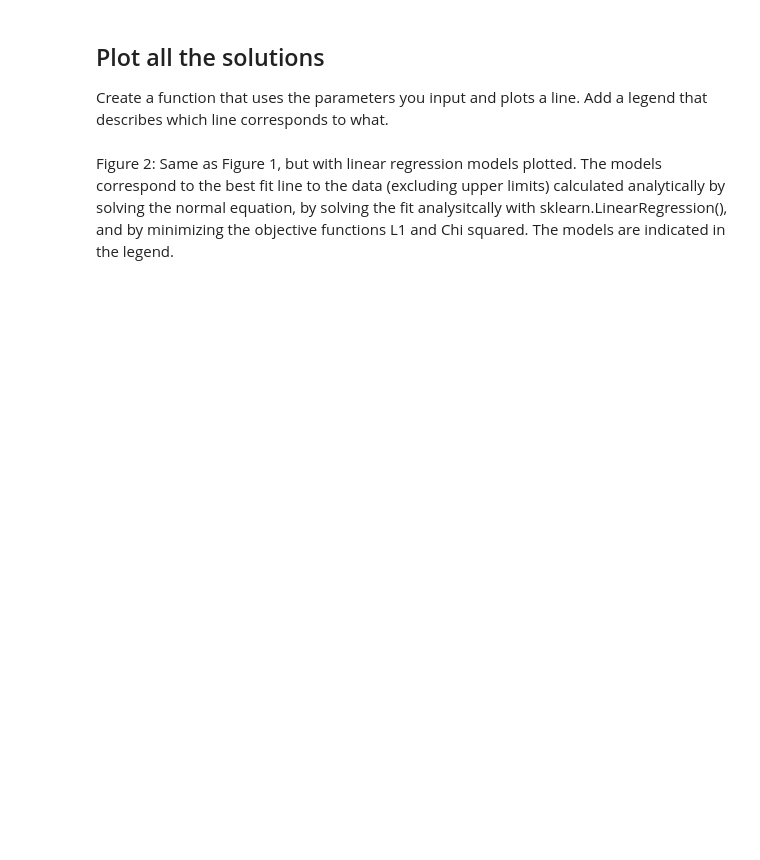
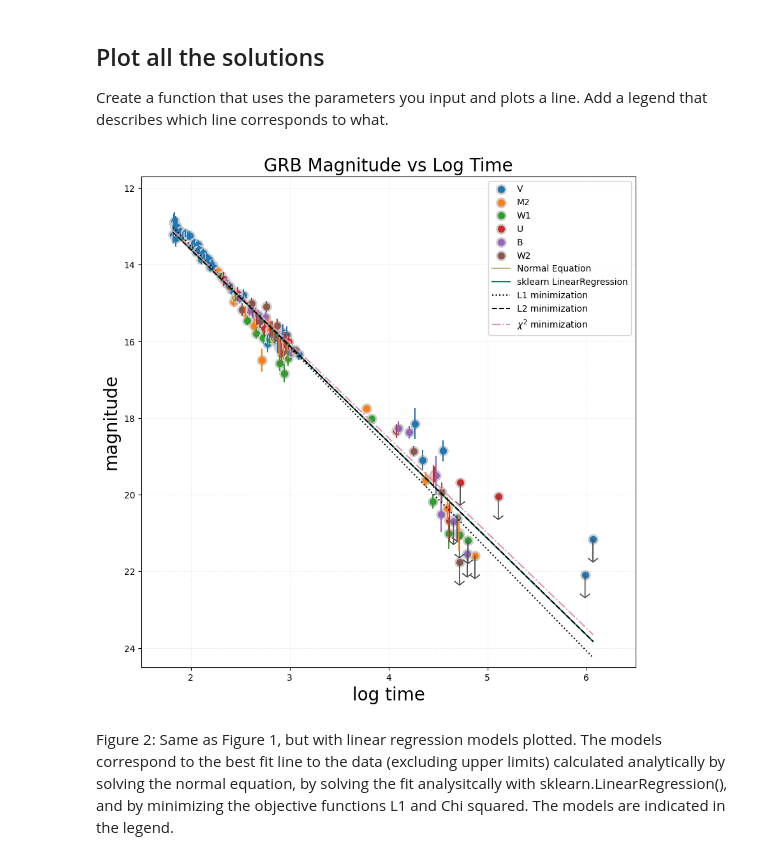
Before and after one commit to TJTomas/DSPS_TTomaszewski, a Jupyter notebook: HW5/fitlinetogrbafterglow_mcmc_instructions_dsps25_Tomaszewski.ipynb, the cells around one changed output. Cells and saved outputs as stored; diff of their text form; code cells hidden in the pictures; blank space fills up the shorter version.

```diff
--- a/HW5/fitlinetogrbafterglow_mcmc_instructions_dsps25_Tomaszewski.ipynb
+++ b/HW5/fitlinetogrbafterglow_mcmc_instructions_dsps25_Tomaszewski.ipynb
@@ -181,4 +198,3 @@ To remove the upper limits you can "broadcast" the data: in pandas that looks li
 #note: imports should be moved to the top cell - follow PEP8 guidelines
 from sklearn.linear_model import LinearRegression
 lr = LinearRegression()
-....
@@ -197,13 +211,13 @@ def line(intercept, slope, x):
 #note: imports should be moved to the top cell - follow PEP8 guidelines
 from scipy.optimize import minimize
 
-def line(intercept, slope, x):
-    ...
 def l1(args, x, y):
-    ....
+    intercept, slope = args
+    y_pred = line(intercept, slope, x)
+    return np.sum(np.abs(y - y_pred))
 
 
-initialGuess = ....
+initialGuess = [np.median(y), 0]
 
 l1Solution = minimize(l1, initialGuess, args=(x, y))
 print(l1Solution)
@@ -233,9 +247,11 @@ def l2(args, x, y):
     y: the exogenous variable (array)
     returns L2 sum of difference between prediction and data squared
     '''
-    ....
+    intercept, slope = args
+    y_pred = line(intercept, slope, x)
+    return np.sum((y - y_pred) ** 2)
 
-initialGuess =
+initialGuess = [np.median(y), 0]
 
 l2Solution = minimize(l2, initialGuess, args=(x, y))
 print(l2Solution)
@@ -263,14 +279,20 @@ l2?
 
 Since the data has uncertainty, choose the $\chi^2$ (chi squared) function as your objective function.
 # %%
-#def chi2(args, x, y, s):
- #   ....
+def chi2(args, x, y, s):
+    intercept, slope = args
+    y_pred = line(intercept, slope, x)
+    return np.sum(((y - y_pred) / s) ** 2)
 
 x = grbAGnouplim.logtime.values
 y = grbAGnouplim.mag.values
 s = grbAGnouplim.magerr.values
 
-initialGuess = ...
+# sklearn expects 2D array for x
+x_2d = x.reshape(-1, 1)
+lr.fit(x_2d,y)
+
+initialGuess = [np.median(y), 0]
 
 chi2Solution = minimize(chi2, initialGuess, args=(x, y, s))
 print(chi2Solution)
@@ -287,6 +323,7 @@ def plotline(pars, x, color='k', symbol='-', label='model',
     slope, intercept = pars
     y = line(intercept, slope, x)
     ax.plot(x, y, ls=symbol, c=color, label=label, alpha=alpha)
+
 
 
 ax = plotlogtime(grbAG)
@@ -301,33 +338,35 @@ colors = ['C2B280', '848482', '008856', 'E68FAC', '0067A5', 'F99379',
 plotline((theta_best[::-1]), grbAG.logtime.values,
          color='#'+colors[0],
          label="Normal Equation", ax=ax)
 
 #sklearn
-plotline((lr.coef_[1], lr.intercept_), grbAG.logtime,
+plotline((lr.coef_[0], lr.intercept_), grbAG.logtime,
          color='#'+colors[2], symbol='-',
          label="sklearn LinearRegression", ax=ax)
 
 #minimize L1
 plotline((l1Solution.x[::-1]), grbAG.logtime,
          symbol=':',
          label="L1 minimization", ax=ax)
 #minimize L2
 plotline((l2Solution.x[::-1]), grbAG.logtime,
          symbol='--',
          label="L2 minimization", ax=ax)
 #minimize chi2
 plotline((chi2Solution.x[::-1]), grbAG.logtime,
          color='#'+colors[3], symbol='-.',
          label=r"$\chi^2$ minimization", ax=ax)
 
 pl.legend()
 
 #with the LinearRegression object I can also do
 #pl.plot(grbAG.logtime, lr.predict(np.c_[np.ones((len(grbAG), 1)), grbAG.logtime]), 'k-')
 
 pl.ylim(24.5,11.7)
 pl.xlim(1.5, 6.5)
 pl.ylabel("magnitude", fontsize=20)
 pl.xlabel("log time", fontsize=20);
+# %% [output]
+[figure, added]
 # %% [markdown]
 Figure 2: Same as Figure 1, but with linear regression models plotted. The models correspond to the best fit line to the data (excluding upper limits) calculated analytically by solving the normal equation, by solving the fit analysitcally with sklearn.LinearRegression(), and by minimizing the objective functions L1 and Chi squared. The models are indicated in the legend.
```
Also changed, not shown: parts of 27 cells of this notebook.
